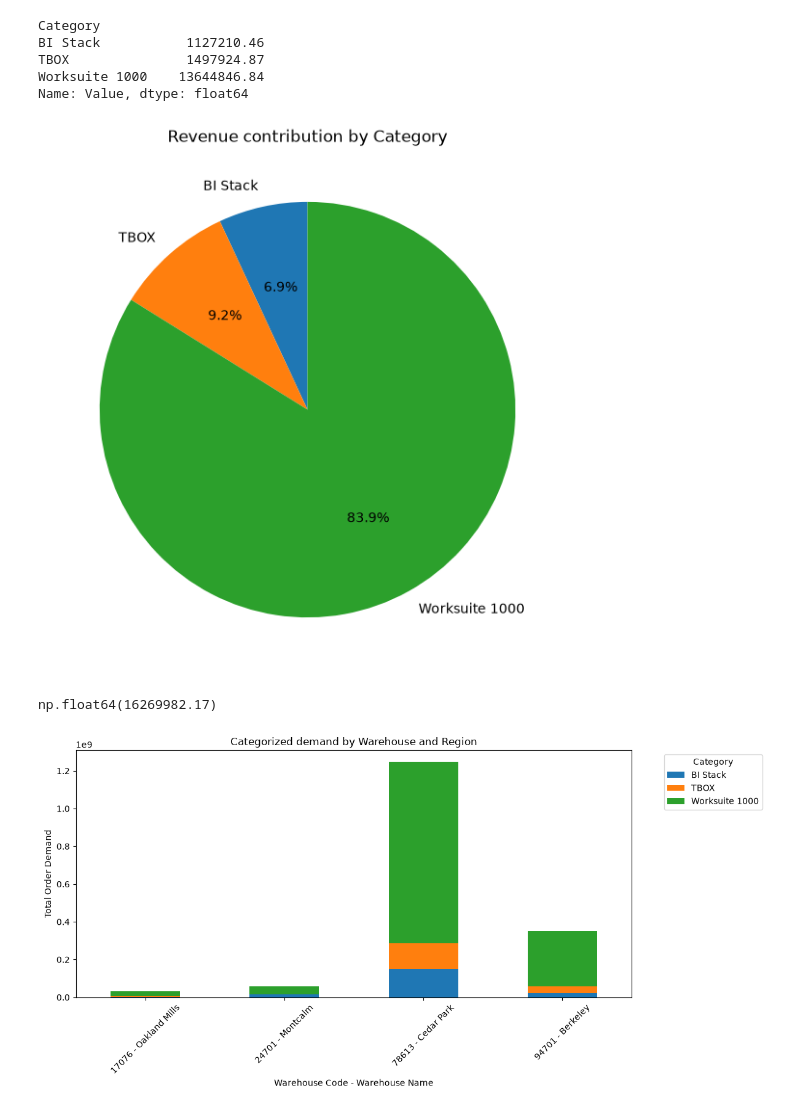
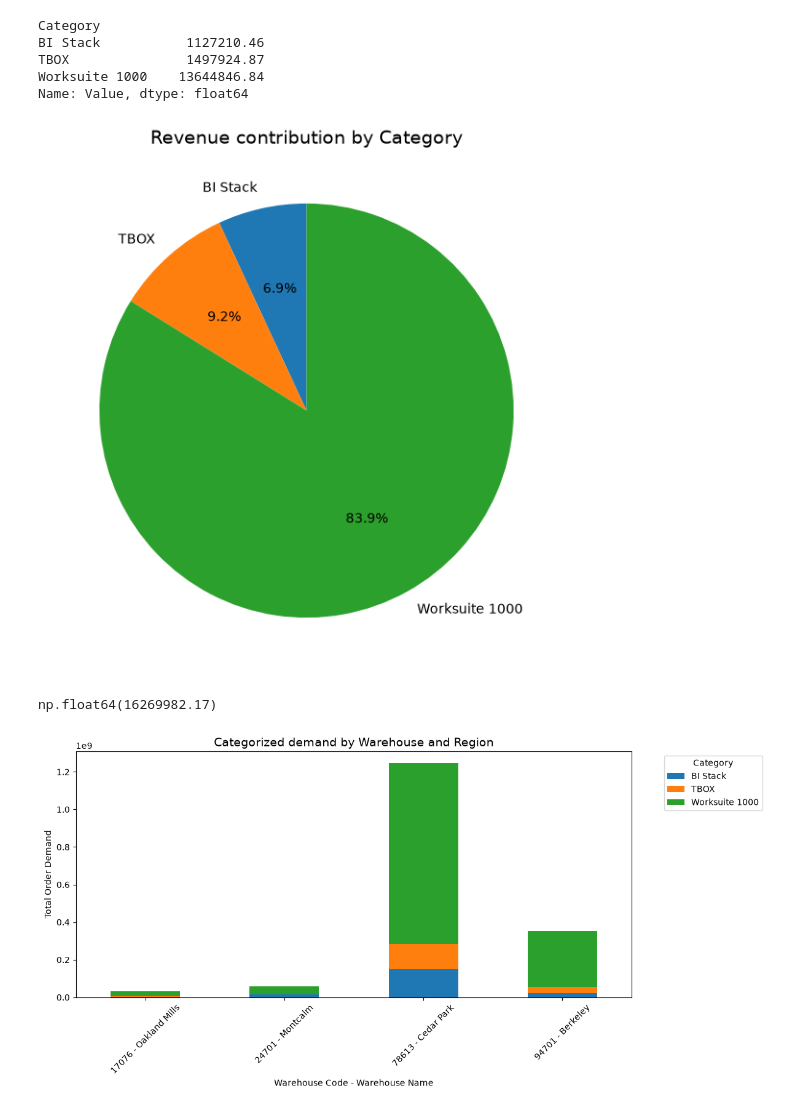
Before and after one commit to maipham-ctrl/Nova_Retail, a Jupyter notebook: main.ipynb, the cells around one changed output. Cells and saved outputs as stored; diff of their text form; code cells hidden in the pictures.

```diff
--- a/main.ipynb
+++ b/main.ipynb
@@ -385,15 +385,15 @@ Name: Value, dtype: float64
 # %%
 revenue.plot.pie(
     figsize=(7, 7),
     autopct="%1.1f%%",
     startangle=90
 )
 
-plt.title("Revenue contribution by Category")
+plt.title("Revenue contribution by Category", fontsize=14)
 plt.ylabel("")
 plt.show()
 # %% [output]
-[figure, old version]
+[figure, new version]
 # %%
 revenue.sum()
 # %% [output]
@@ -413,7 +413,7 @@ warehouse_category.plot(
     figsize=(12, 6)
 )
 
-plt.title("Categorized demand by Warehouse and Region")
+plt.title("Categorized demand by Warehouse and Region", fontsize=14)
 plt.xlabel("Warehouse Code - Warehouse Name")
 plt.ylabel("Total Order Demand")
 plt.xticks(rotation=45)
@@ -425,7 +425,7 @@ plt.legend(
 plt.tight_layout()
 plt.show()
 # %% [output]
-[figure, old version]
+[figure, new version]
 # %%
 # Worksuite 1000 demand rankings
 # %%
```
Also changed, not shown: parts of 3 cells of this notebook, 2 other files.
